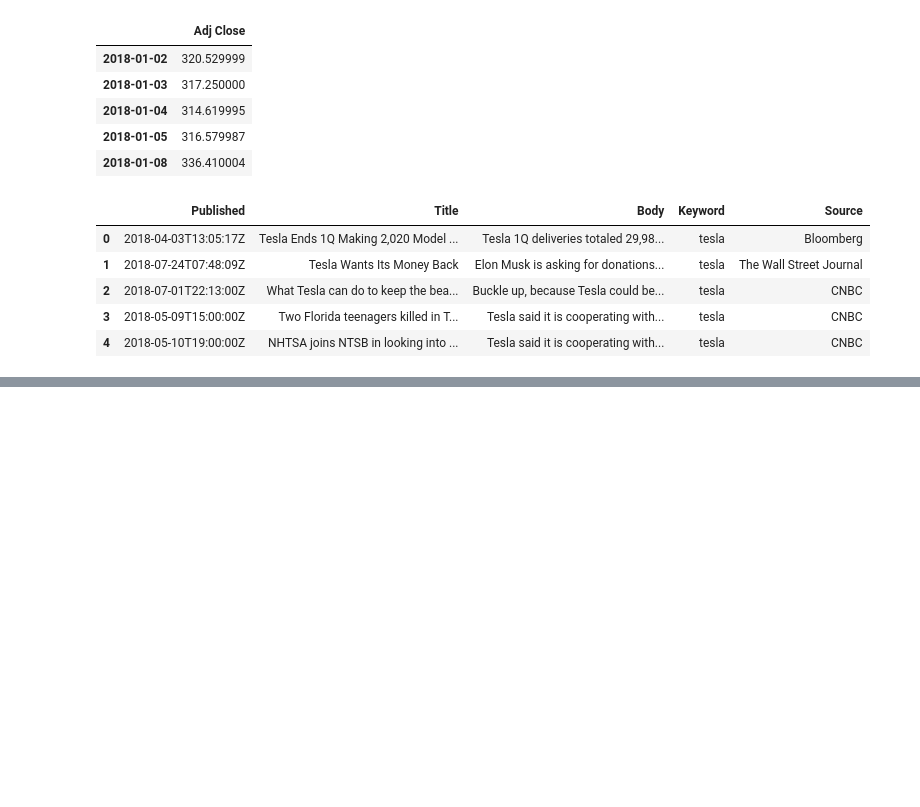
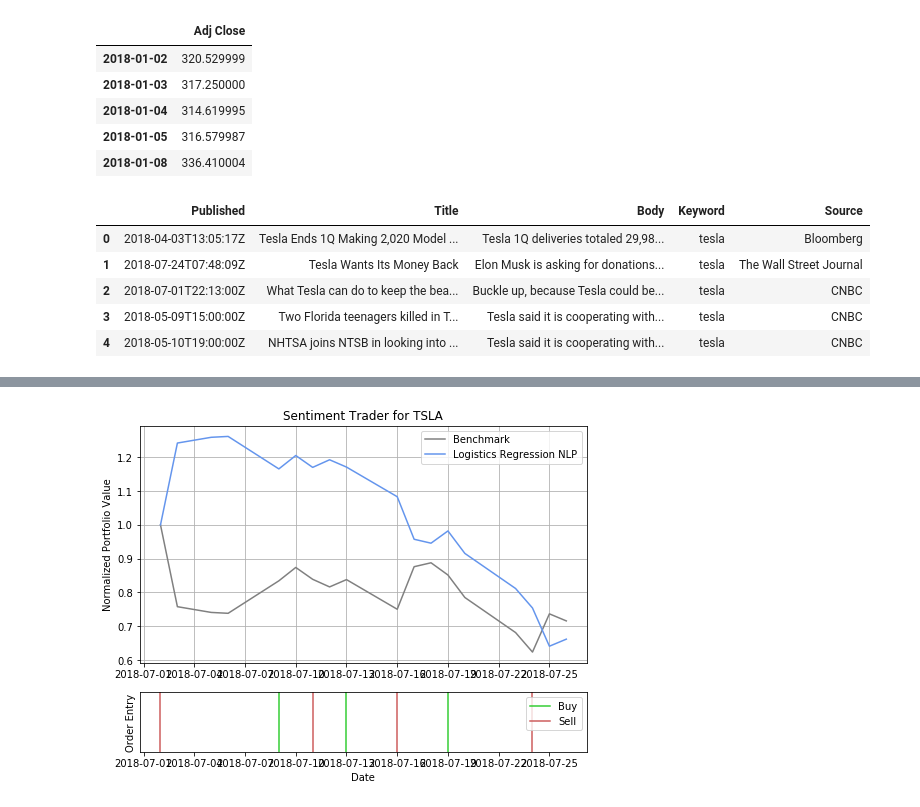
Before and after one commit to jameschanx/Sentiment_Stock_Trader-NLP, a Jupyter notebook: Sentiment Trader.ipynb, the cells around one changed output, grey strips where cells are left out. Saved outputs shown, nothing was run; the diff lists cells and outputs as text; code cells hidden in the pictures; blank space fills up the shorter version.

```diff
--- a/Sentiment Trader.ipynb
+++ b/Sentiment Trader.ipynb
@@ -414,0 +404,5 @@ df_merged
+# %%
+out_trades = generate_trades(df_testing_data, 'TSLA')
+btr.backtest(out_trades, 'Sentiment Trader for TSLA', 'Logistics Regression NLP')
+# %% [output]
+[figure, added]
```
Also changed, not shown: parts of 19 cells of this notebook, 1 other file.
